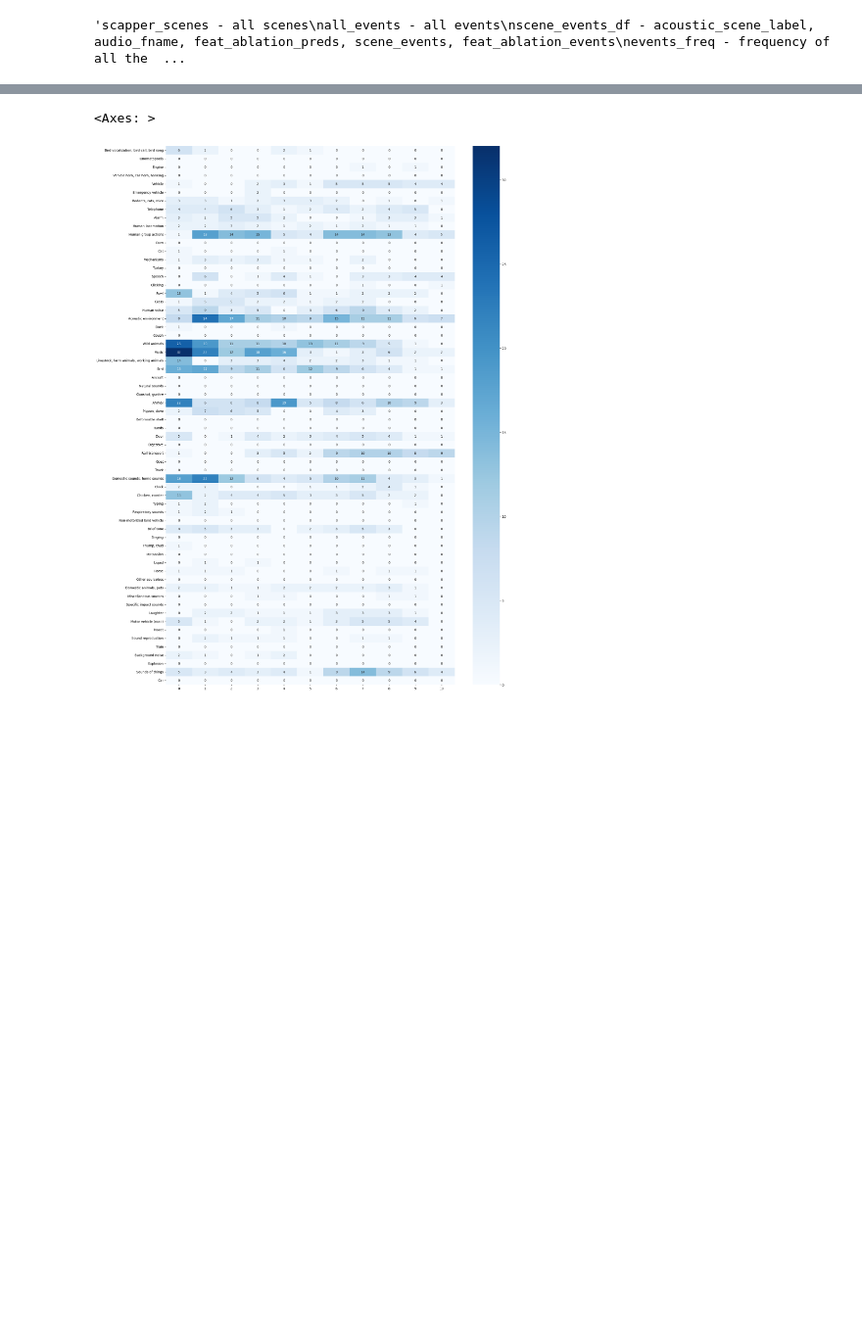
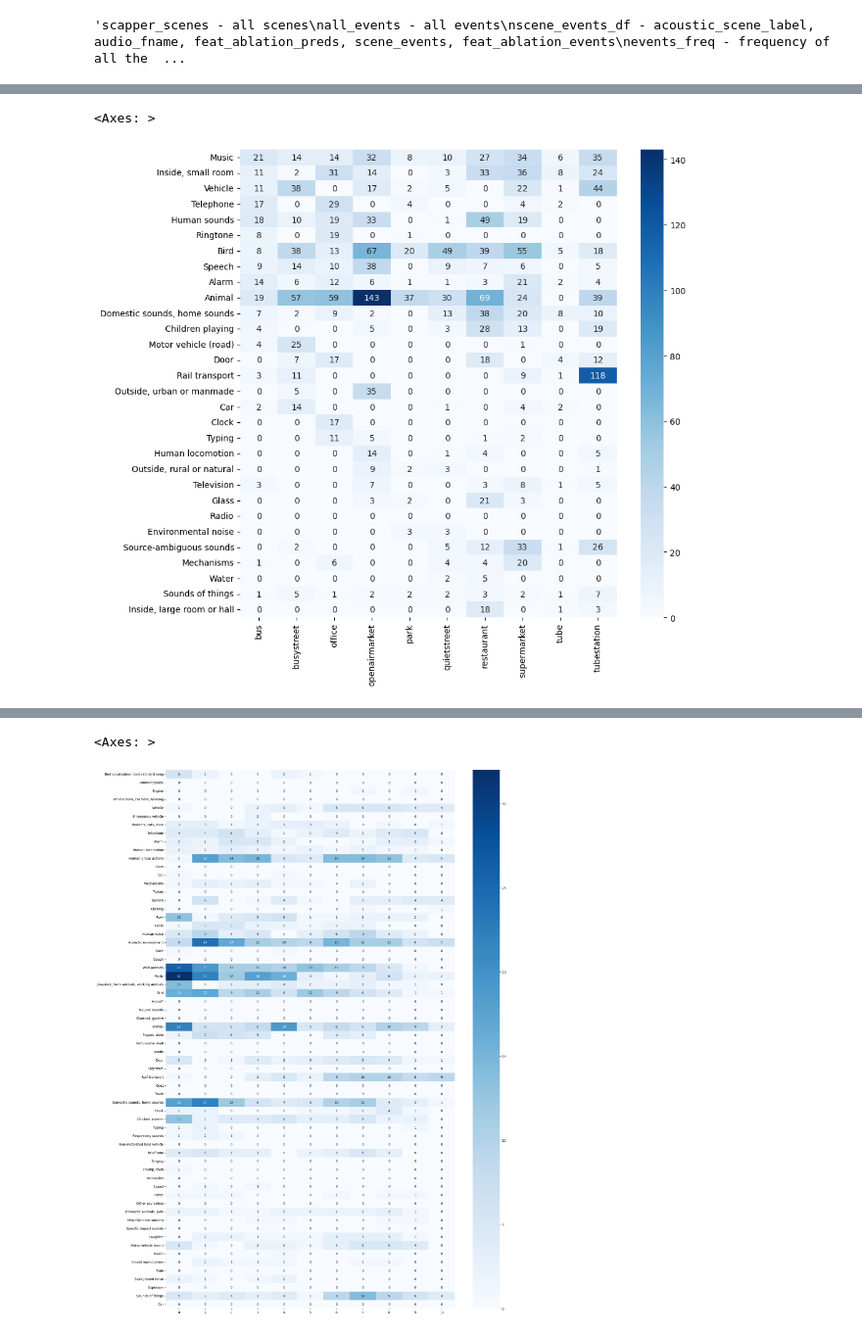
Before and after one commit to darshitttt/Scene_X_Events, a Jupyter notebook: scapper_panns_afterFeatAblation.ipynb, the cells around one changed output, grey strips where cells are left out. Shown at 98% size. Cells and saved outputs as stored; diff of their text form; code cells hidden in the pictures; blank space fills up the shorter version.

```diff
--- a/scapper_panns_afterFeatAblation.ipynb
+++ b/scapper_panns_afterFeatAblation.ipynb
@@ -116,8 +116,12 @@ for i, row in scene_events_df.iterrows():
     tru_events = row['scene_events']
     pred_events = row['feat_ablation_events']
     for j in range(len(pred_events)):
-        for k in tru_events:
-            if k not in pred_events[j]:
+        seti = set(pred_events[j])
+        setj = set(tru_events)
+        diff_list = list(seti.symmetric_difference(setj))
+
+        if len(diff_list) > 0:
+            for k in diff_list:
                 ind = feat_ablation_indices[scene][j]
                 events_based_on_freq[ind][k] += 1
                 events_based_on_scene[scene][k] += 1
@@ -154,0 +180,8 @@ for event in list(all_events):
+# %%
+all_plural = defaultdict(dict)
+
+for scene in scapper_scenes:
+    all_plural[scene] = []
+    for event in (events_based_on_scene[scene]):
+        if (event[1])>2:
+            all_plural[scene].append(event[0])
@@ -154,0 +192,20 @@ for event in list(all_events):
+# %%
+final_event_list = ['Music', 'Inside, small room', 'Vehicle', 'Telephone', 'Human sounds', 'Ringtone', 'Bird', 'Telephone', 'Speech', 'Alarm', 'Animal',
+ 'Domestic sounds, home sounds', 'Children playing', 'Motor vehicle (road)', 'Door', 'Rail transport', 'Outside, urban or manmade', 'Car',
+ 'Alarm', 'Clock', 'Typing', 'Inside, small room', 'Human locomotion', 'Outside, rural or natural', 'Television', 'Glass', 'Radio',
+ 'Environmental noise', 'Source-ambiguous sounds', 'Mechanisms', 'Water', 'Sounds of things', 'Inside, large room or hall']
+
+final_event_count = defaultdict(dict)
+
+for scene in scapper_scenes:
+    for i in final_event_list:
+        final_event_count[scene][i] = 0
+# %%
+for scene in events_based_on_scene:
+    for i in events_based_on_scene[scene]:
+        event_ = i[0]
+        print(i)
+        while event_ not in final_event_list:
+            event_ = get_immediate_parent_class_label(event_)
+        final_event_count[scene][event_] += i[1]
+        #print(event_, i[1])
@@ -154,0 +231,6 @@ for event in list(all_events):
+# %%
+plt.figure(figsize=(10, 10))
+sns.heatmap(pd.DataFrame(final_event_count), annot=True, cmap='Blues', fmt='d')
+# %% [output]
+<Axes: >
+[figure, added]
```
Also changed, not shown: parts of 12 cells of this notebook, 3 other files.
